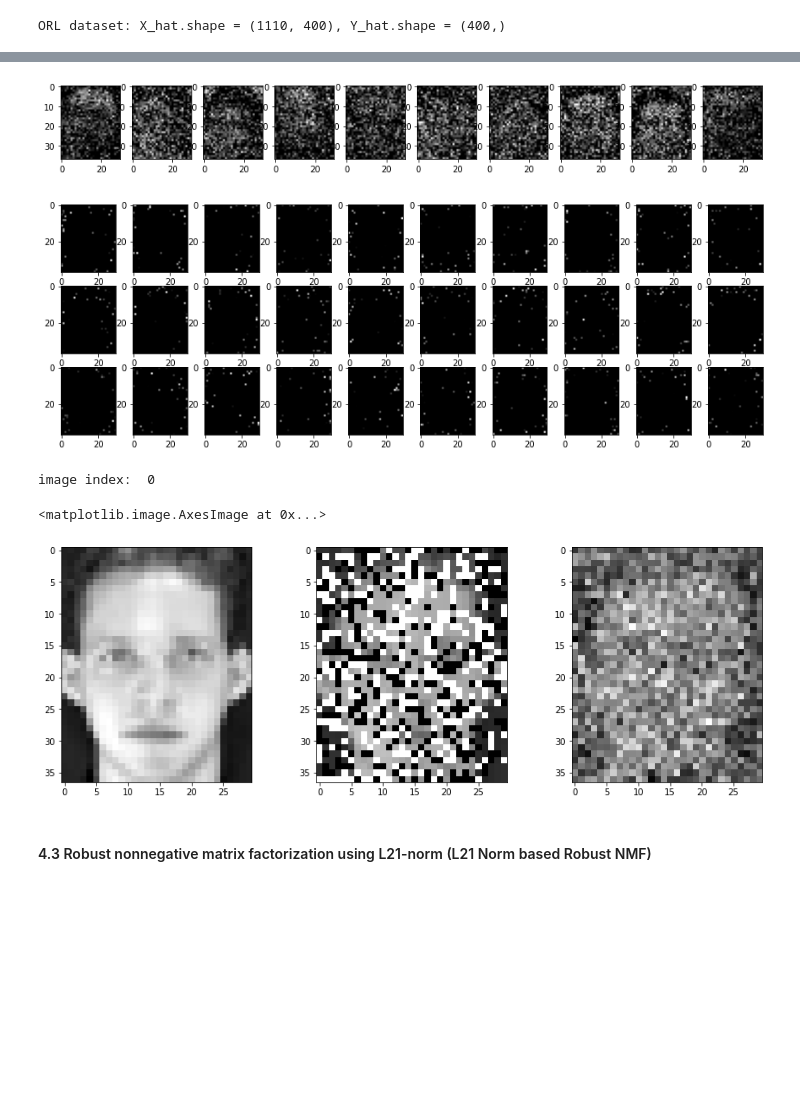
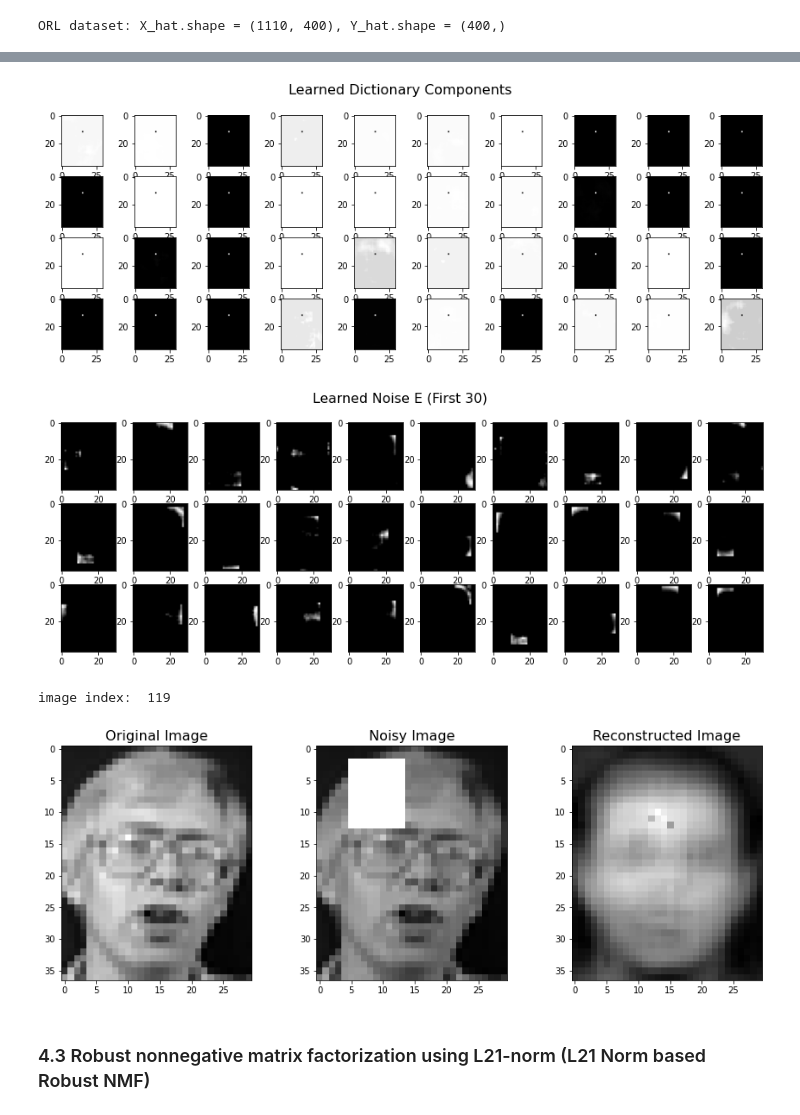
Before and after one commit to zyinghua/nmf-robustness-analysis, a Jupyter notebook: code.ipynb, the cells around one changed output, grey strips where cells are left out. Cells and saved outputs as stored; diff of their text form; code cells hidden in the pictures; blank space fills up the shorter version.

```diff
--- a/code.ipynb
+++ b/code.ipynb
@@ -416,8 +424,11 @@ X_rec = model1.reconstruct_train()
 
 plt.figure(figsize=(15,5))
 
-for i in range(1):
+for i in range(model1_n_components // 10):
     for j in range(10):
-        plt.subplot(1, 10, i * 10 + j + 1)
+        plt.subplot(model1_n_components // 10, 10, i * 10 + j + 1)
         plt.imshow(model1.W[:, i * 10 + j].reshape(img_size[1], img_size[0]), cmap=plt.cm.gray)
+
+plt.suptitle('Learned Dictionary Components', fontsize=16)
+plt.show()
 # %% [output]
@@ -489,7 +500,7 @@ class L1NormRobustNMF:
         """
         return self.W @ self.H
 
-    def fit_transform(self, X_clean, X, Y, steps=1000, d=1e-6, verbose=False, plot=False, plot_interval=50):
+    def fit_transform(self, X_clean, X, Y, steps=1000, e=1e-7, d=1e-6, verbose=False, plot=False, plot_interval=50):
         """
         Perform the model learning via the specific MURs stated in the paper.
 
@@ -497,6 +508,7 @@ class L1NormRobustNMF:
         :param X: Original contaminated data matrix.
         :param Y: Original labels.
         :param steps: Number of iterations.
+        :param e: epsilon, for numerical instability.
         :param d: delta, param change threshold for stopping.
         :param verbose: True to print out the convergence information.
         :param plot: True to plot the convergence curve on the three nominated metrics.
@@ -510,14 +522,17 @@ class L1NormRobustNMF:
         self.init_factors(X)
         self.X_clean, self.X, self.Y = X_clean, X, Y
 
-        rmse, aa, nmi = [], [], []
+        rre, aa, nmi = [], [], []
+
+        if verbose:
+            print("Start training...")
 
         start = time()
 
         for s in range(steps):
             # Extract/Synthesize update components specified in the paper
             X_hat = self.X - self.E
-            Wu = self.W * ((X_hat @ self.H.T) / (self.W @ self.H @ self.H.T))
+            Wu = self.W * ((X_hat @ self.H.T) / (self.W @ self.H @ self.H.T + e))
 
             X_tilde = np.vstack((self.X, np.zeros((1, self.n))))
 
@@ -532,8 +547,8 @@ class L1NormRobustNMF:
 
             V_tilde = np.vstack((self.H, np.vstack((Ep, En))))
 
-            V_tilde = np.maximum(0, V_tilde - ((V_tilde * (U_tilde.T @ U_tilde @ V_tilde)) / (S @ V_tilde))
-                                 + ((V_tilde * (U_tilde.T @ X_tilde)) / (S @ V_tilde)))
+            V_tilde = np.maximum(0, V_tilde - ((V_tilde * (U_tilde.T @ U_tilde @ V_tilde)) / (S @ V_tilde + e))
+                                 + ((V_tilde * (U_tilde.T @ X_tilde)) / (S @ V_tilde + e)))
 
             Hu = V_tilde[:self.k, :]
             Epu = V_tilde[self.k:self.k + self.m, :]
@@ -555,23 +570,25 @@ class L1NormRobustNMF:
             self.E = Eu
 
             if plot and s % plot_interval == 0:
-                rmse_, aa_, nmi_ = evaluate(self.X_clean, self.W, self.H, self.Y)
-                rmse.append(rmse_)
+                rre_, aa_, nmi_ = evaluate(self.X_clean, self.W, self.H, self.Y)
+                rre.append(rre_)
                 aa.append(aa_)
                 nmi.append(nmi_)
 
                 if verbose:
-                    print('Step: {}, RMSE: {:.4f}, AA: {:.4f}, NMI: {:.4f}'.format(s, rmse_, aa_, nmi_))
+                    print('Step: {}, RRE: {:.4f}, AA: {:.4f}, NMI: {:.4f}'.format(s, rre_, aa_, nmi_))
 
         if plot:
-            plot_metrics(rmse, aa, nmi, plot_interval)
+            plot_metrics(rre, aa, nmi, plot_interval)
 
         if verbose:
             print('Training Time taken: {:.2f} seconds.'.format(time() - start))
 
         return self.W, self.H, self.E
 # %%
-model2 = L1NormRobustNMF(30)
+model2_n_components = 40
 
-_, _, _ = model2.fit_transform(X_hat, X_noise, Y_hat, verbose=True, plot=True)
+model2 = L1NormRobustNMF(model2_n_components)
+
+_, _, _ = model2.fit_transform(X_hat, X_noise, Y_hat, steps=1000, verbose=True, plot=True)
 # %% [output]
@@ -606,16 +620,19 @@ X_rec2 = model2.reconstruct_train()
 # %%
 # Print out dictionary components
 
 plt.figure(figsize=(15,5))
 
-for i in range(1):
+for i in range(model2_n_components // 10):
     for j in range(10):
-        plt.subplot(1, 10, i * 10 + j + 1)
+        plt.subplot(model2_n_components // 10, 10, i * 10 + j + 1)
         plt.imshow(model2.W[:, i * 10 + j].reshape(img_size[1], img_size[0]), cmap=plt.cm.gray)
+
+plt.suptitle('Learned Dictionary Components', fontsize=16)
+plt.show()
 # %% [output]
-[figure, old version]
+[figure, new version]
 # %%
-# Print out the learned noises E
+# Print out the first 30 learned noises E
 
 plt.figure(figsize=(15,5))
 
@@ -623,27 +640,34 @@ for i in range(3):
     for j in range(10):
         plt.subplot(3, 10, i * 10 + j + 1)
         plt.imshow(model2.E[:, i * 10 + j].reshape(img_size[1], img_size[0]), cmap=plt.cm.gray)
+
+plt.suptitle('Learned Noise E (First 30)', fontsize=16)
+plt.show()
 # %% [output]
-[figure, old version]
+[figure, new version]
 # %%
-s = 0#np.random.randint(0, X_hat.shape[1])
+s = np.random.randint(0, X_hat.shape[1])
 print("image index: ", s)
 
 plt.figure(figsize=(15,5))
 plt.subplot(131)
+plt.title("Original Image", fontsize=16)
 plt.imshow(X_hat[:,s].reshape(img_size[1], img_size[0]), cmap=plt.cm.gray)
 
 plt.subplot(132)
+plt.title("Noisy Image", fontsize=16)
 plt.imshow(X_noise[:,s].reshape(img_size[1], img_size[0]), cmap=plt.cm.gray)
 
 plt.subplot(133)
+plt.title("Reconstructed Image", fontsize=16)
 plt.imshow(X_rec2[:,s].reshape(img_size[1], img_size[0]), cmap=plt.cm.gray)
+
+plt.show()
 # %% [output]
-image index:  0
+image index:  119
-<matplotlib.image.AxesImage at 0x...>
-[figure, old version]
+[figure, new version]
 # %% [markdown]
-#### 4.3 Robust nonnegative matrix factorization using L21-norm (L21 Norm based Robust NMF)
+### 4.3 Robust nonnegative matrix factorization using L21-norm (L21 Norm based Robust NMF)
 # %%
 class L21RobustNMF:
     def __init__(self, rank, random_state=0):
```
Also changed, not shown: parts of 28 cells of this notebook.
